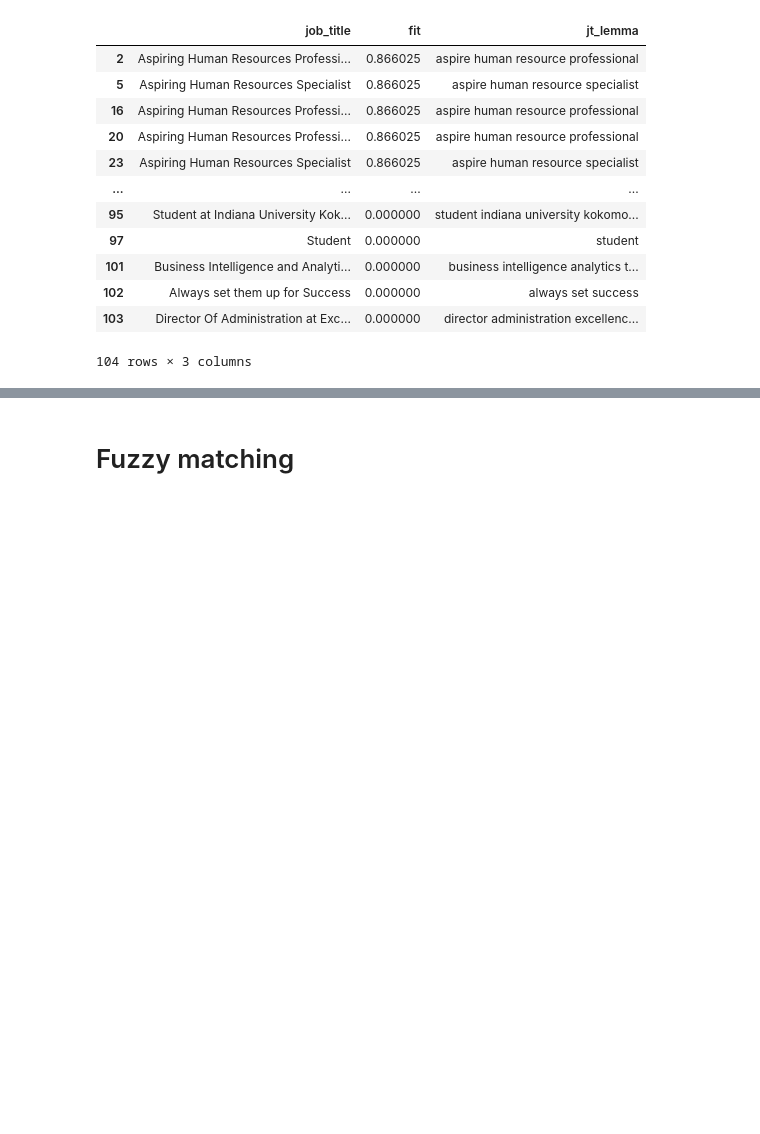
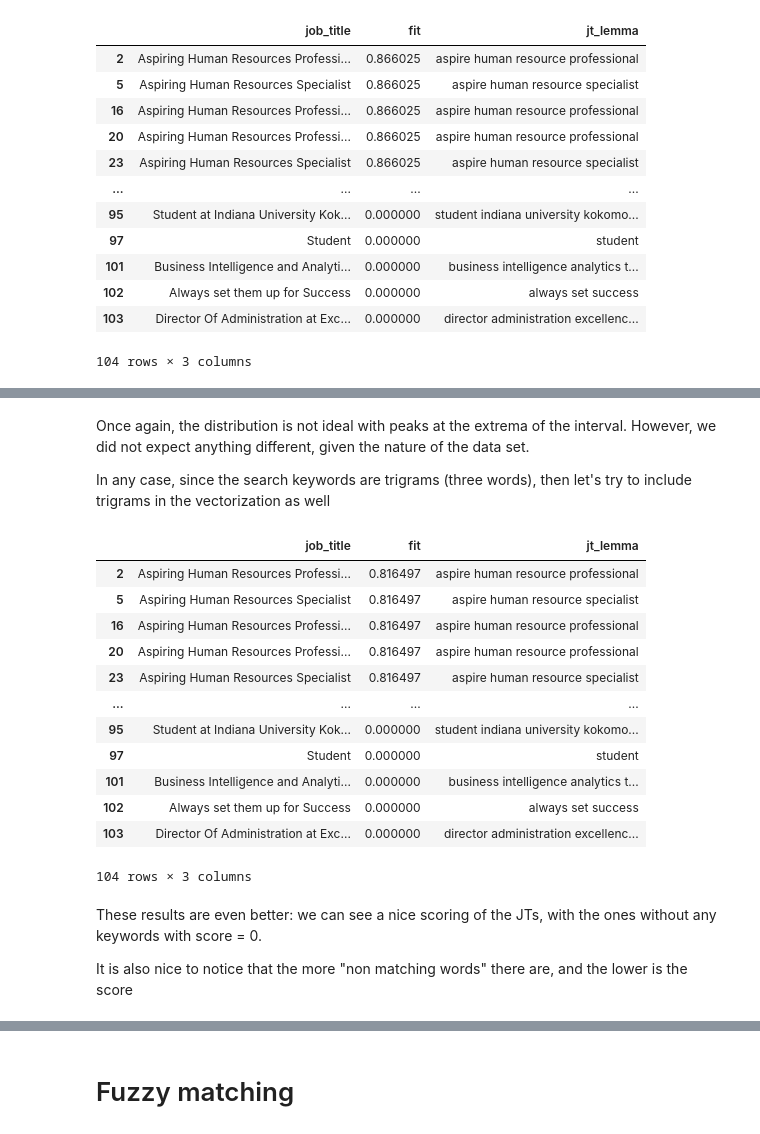
Before and after one commit to Ilvecho/Potential-Talent, a Jupyter notebook: P3_notebook.ipynb, the cells around one changed output, grey strips where cells are left out. Saved outputs shown, nothing was run; the diff lists cells and outputs as text; code cells hidden in the pictures; blank space fills up the shorter version.

```diff
--- a/P3_notebook.ipynb
+++ b/P3_notebook.ipynb
@@ -636,0 +674,36 @@ px.bar(x=unique, y=counts, title='score frequency').update_layout(xaxis_title="s
+# %% [markdown]
+Once again, the distribution is not ideal with peaks at the extrema of the interval. However, we did not expect anything different, given the nature of the data set.
+
+In any case, since the search keywords are trigrams (three words), then let's try to include trigrams in the vectorization as well
+# %%
+vect_bigram = CountVectorizer(ngram_range=(1,3))
+vect_bigram.fit(all_str)
+
+X = vect_bigram.transform(data.jt_lemma.values)
+Y = vect_bigram.transform(sk_lemma)
+# %%
+# We decide to assign as score the max between the two similarities
+score = cosine_similarity(X,Y).max(axis=1)
+
+data['fit'] = score
+to_print = data.sort_values(by=['fit', 'id'], ascending=[False, True])
+# %%
+to_print[['job_title', 'fit', 'jt_lemma']]
+# %% [output]
+|  | job_title | fit | jt_lemma |
+| 2 | Aspiring Human Resources Professi... | 0.816497 | aspire human resource professional |
+| 5 | Aspiring Human Resources Specialist | 0.816497 | aspire human resource specialist |
+| 16 | Aspiring Human Resources Professi... | 0.816497 | aspire human resource professional |
+| 20 | Aspiring Human Resources Professi... | 0.816497 | aspire human resource professional |
+| 23 | Aspiring Human Resources Specialist | 0.816497 | aspire human resource specialist |
+| ... | ... | ... | ... |
+| 95 | Student at Indiana University Kok... | 0.000000 | student indiana university kokomo... |
+| 97 | Student | 0.000000 | student |
+| 101 | Business Intelligence and Analyti... | 0.000000 | business intelligence analytics t... |
+| 102 | Always set them up for Success | 0.000000 | always set success |
+| 103 | Director Of Administration at Exc... | 0.000000 | director administration excellenc... |
+104 rows × 3 columns
+# %% [markdown]
+These results are even better: we can see a nice scoring of the JTs, with the ones without any keywords with score = 0.
+
+It is also nice to notice that the more "non matching words" there are, and the lower is the score
```
Also changed, not shown: parts of 11 cells of this notebook.
